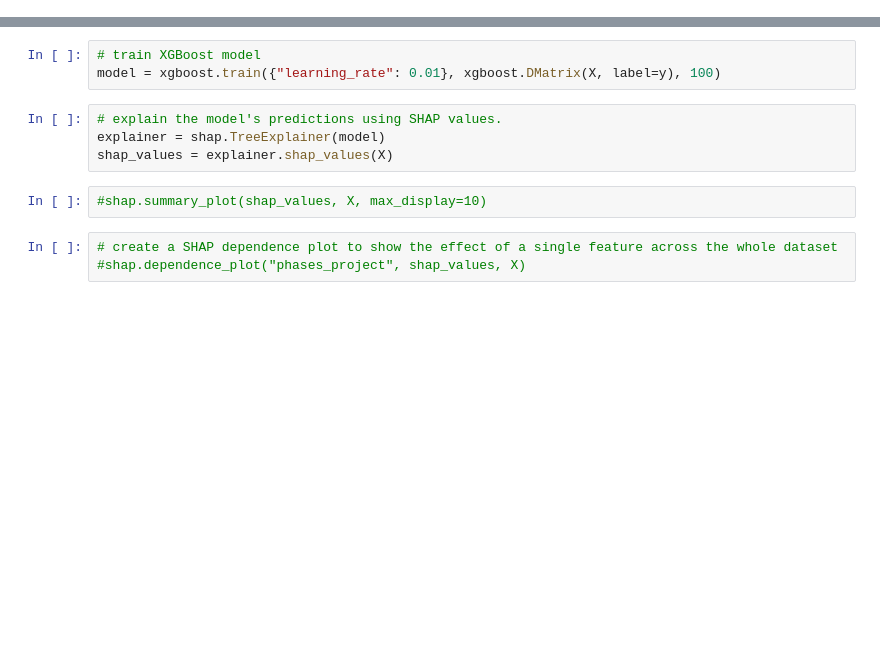
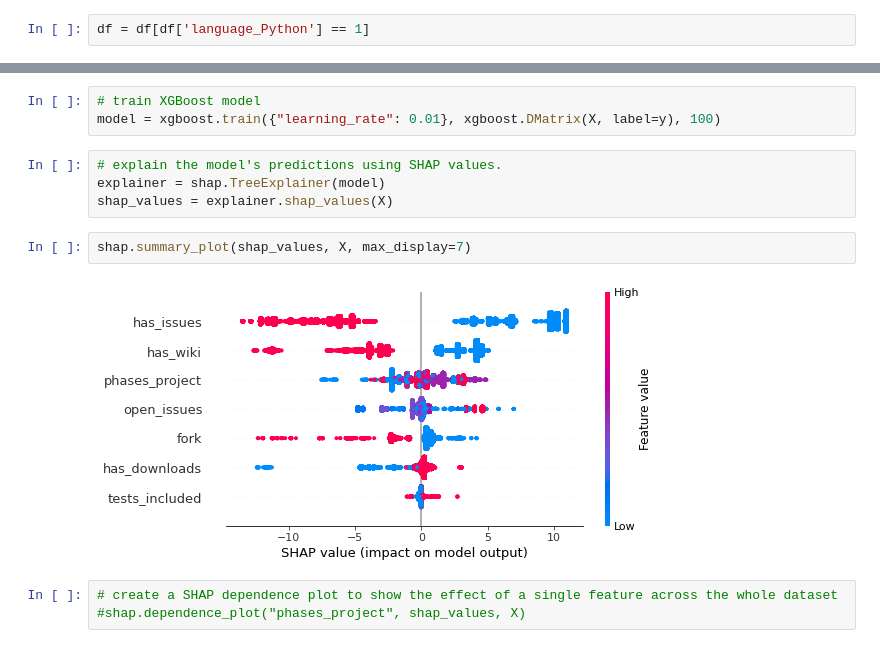
Before and after one commit to gesteves91/software-engineering-ml, a Jupyter notebook: notebooks/07-shap.ipynb, the cells around one changed output, grey strips where cells are left out. Cells and saved outputs as stored; diff of their text form; blank space fills up the shorter version.

```diff
--- a/notebooks/07-shap.ipynb
+++ b/notebooks/07-shap.ipynb
@@ -49,3 +49,5 @@ Index(['comment_count', 'total_deletions', 'total_additions', 'total',
        'most_changes_modified', 'most_changes_removed', 'most_changes_renamed',
        'most_changes_unknown', 'phases_project', 'mean_commits'],
       dtype='object')
+# %%
+df = df[df['language_Python'] == 1]
@@ -82,7 +93,9 @@ model = xgboost.train({"learning_rate": 0.01}, xgboost.DMatrix(X, label=y), 100)
 explainer = shap.TreeExplainer(model)
 shap_values = explainer.shap_values(X)
 # %%
-#shap.summary_plot(shap_values, X, max_display=10)
+shap.summary_plot(shap_values, X, max_display=7)
+# %% [output]
+[figure, added]
 # %%
 # create a SHAP dependence plot to show the effect of a single feature across the whole dataset
 #shap.dependence_plot("phases_project", shap_values, X)
```
Also changed, not shown: parts of 4 cells of this notebook, 3 other files.
